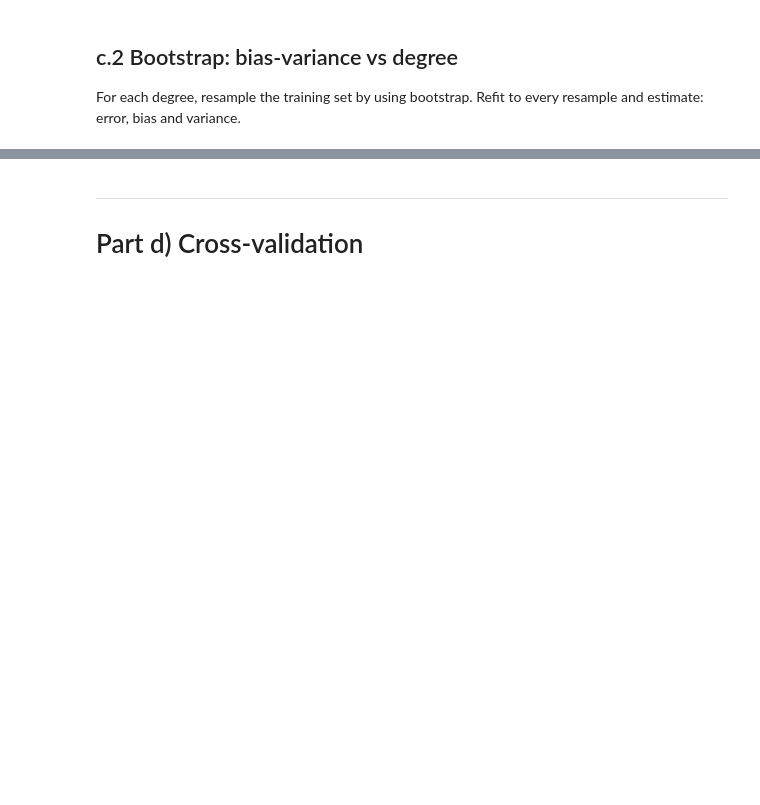
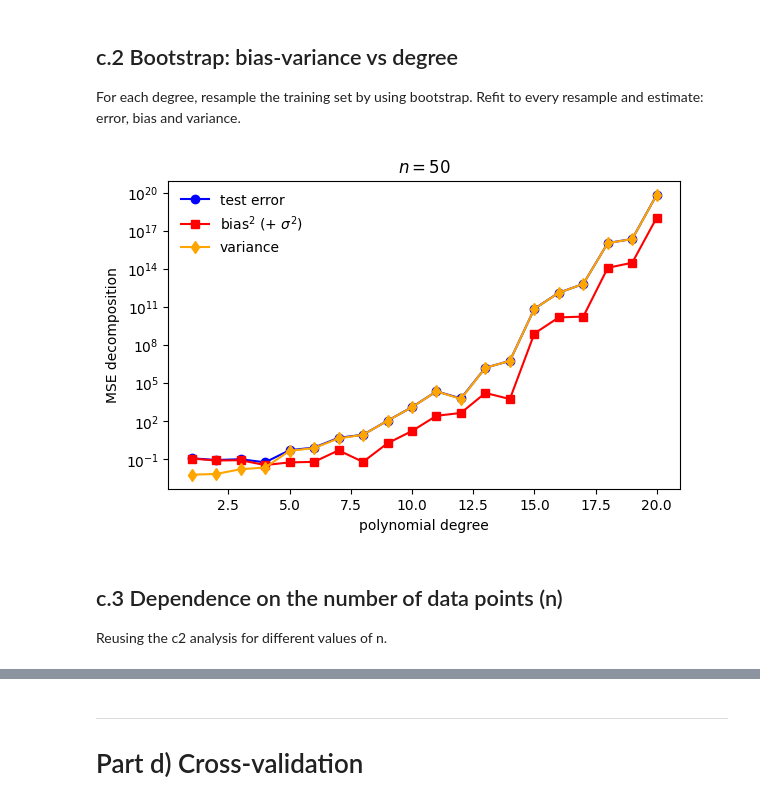
Before and after one commit to Parisa-amin/FYS-STK4155, a Jupyter notebook: Project1/code/Project1.ipynb, the cells around one changed output, grey strips where cells are left out. Cells and saved outputs as stored; diff of their text form; code cells hidden in the pictures; blank space fills up the shorter version.

```diff
--- a/Project1/code/Project1.ipynb
+++ b/Project1/code/Project1.ipynb
@@ -630,4 +630,58 @@ plt.show()
 ## c.2 Bootstrap: bias-variance vs degree
 
 For each degree, resample the training set by using bootstrap. Refit to every resample and estimate: error, bias and variance.
+# %%
+#c2
+
+from sklearn.utils import resample
+
+
+
+def bias_variance_sweep(x,y,degrees, n_bootstrap = 100, seed = 2026):
+    x_train, x_test, y_train, y_test = train_test_split(x,y, test_size = 0.2, random_state = seed)
+    y_test_col = y_test.reshape(-1,1) #make it a coloumn vector
+
+    error = np.zeros(len(degrees))
+    bias = np.zeros(len(degrees))
+    variance = np.zeros(len(degrees))
+
+    for idx, degree in enumerate(degrees):
+        y_pred = np.empty((y_test.shape[0], n_bootstrap))
+
+        for i in range(n_bootstrap):
+            x_, y_ = resample(x_train,y_train)
+
+            #Using fit_predict from your code:
+
+            y_train_pred, y_test_pred, theta = fit_predict(x_,x_test, y_,degree)
+            y_pred[:,i] = y_test_pred
+
+        error[idx] = np.mean(np.mean((y_test_col - y_pred)**2, axis = 1, keepdims = True))
+        bias[idx] = np.mean((y_test_col - np.mean(y_pred, axis = 1, keepdims = True ))**2)
+        variance[idx] = np.mean(np.var(y_pred, axis = 1, keepdims = True))
+
+    return error, bias, variance
+
+
+x_n50, y_n50 = make_data(n=50, sigma=0.1, seed=2026)
+n_c2 = 50
+error, bias, variance = bias_variance_sweep(x_n50,y_n50, degrees_c1 ,n_bootstrap = 100, seed = 2026)
+
+
+fig, axes = plt.subplots(figsize=(6.6, 4.0))
+axes.plot(degrees_c1, error, "o-", color="blue", label="test error")
+axes.plot(degrees_c1, bias, "s-", color="red", label=r"bias$^2$ (+ $\sigma^2$)")
+axes.plot(degrees_c1, variance, "d-", color="orange", label="variance")
+axes.set_yscale("log")
+axes.set_xlabel("polynomial degree")
+axes.set_ylabel("MSE decomposition")
+axes.set_title(f"$n = {n_c2}$")
+axes.legend(frameon=False)
+plt.show()
+# %% [output]
+[figure, added]
+# %% [markdown]
+## c.3 Dependence on the number of data points (n)
+
+Reusing the c2 analysis for different values of n.
 # %%
```
Also changed, not shown: parts of 1 cell of this notebook.
